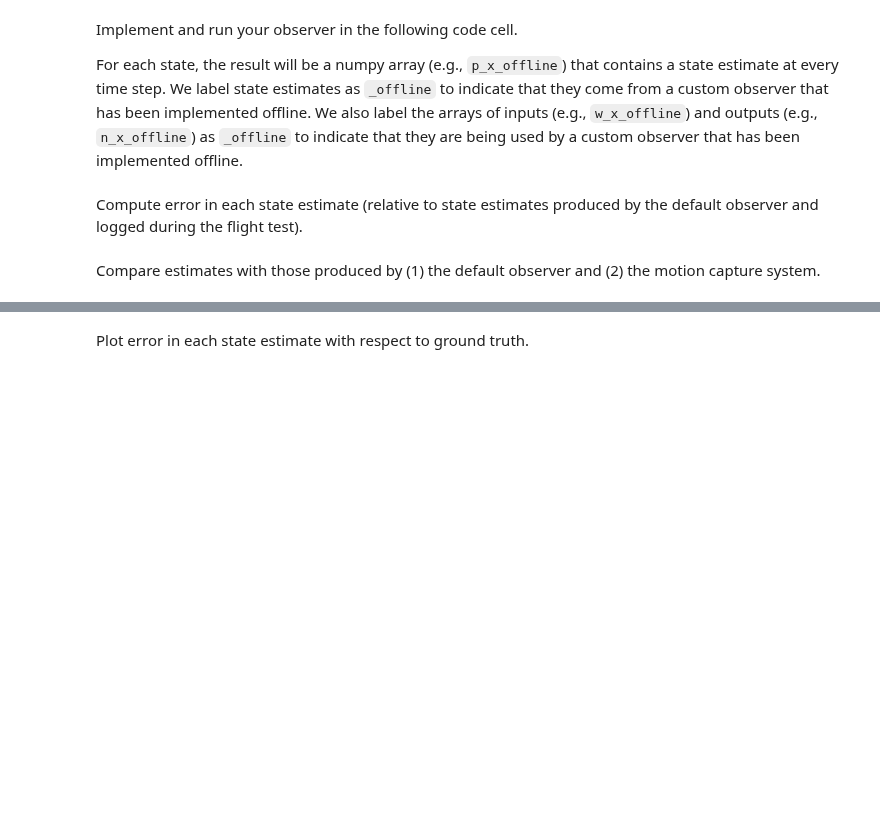
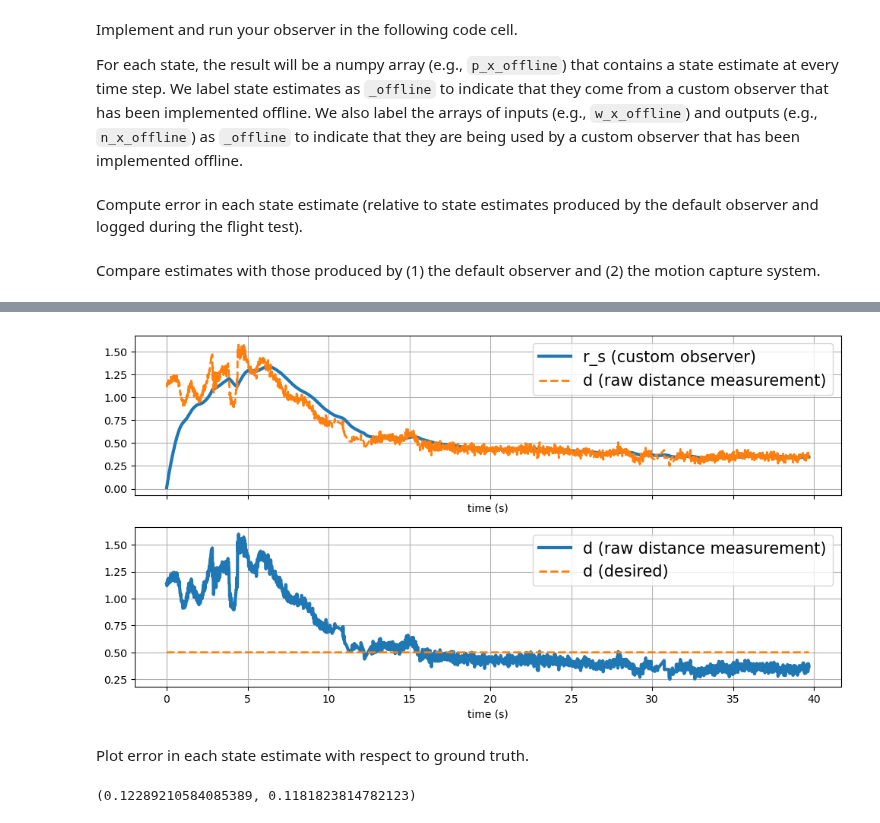
Before and after one commit to Chairless-maybe/crazyflie-client, a Jupyter notebook: project/post-analysis.ipynb, the cells around one changed output, grey strips where cells are left out. Saved outputs shown, nothing was run; the diff lists cells and outputs as text; code cells hidden in the pictures; blank space fills up the shorter version.

```diff
--- a/project/post-analysis.ipynb
+++ b/project/post-analysis.ipynb
@@ -85,8 +83,7 @@ p_z_eq =  0.5000
 r_s_eq =  1.0000
 # %%
 # Load flight data
-# raw_data_drone, raw_data_mocap = load_hardware_data('calibration_default_obs_2.json')
-raw_data_drone, raw_data_mocap = load_hardware_data('follower_test_moving2.json')
+raw_data_drone, raw_data_mocap = load_hardware_data('follower_test_stationary.json')
 
 # Resample drone data
 data_drone = resample_data_drone(
@@ -95,8 +92,7 @@ data_drone = resample_data_drone(
     t_max_offset=0., # <-- FIXME
 )
 
-# Sync and resample mocap data
-# data_mocap = sync_data_mocap(raw_data_mocap, data_drone['time'], data_drone['ae483log.p_z'])
+
 
 # Only look at data from when the drone was actually flying
 only_in_flight(data_drone)
@@ -338,2 +269,62 @@ plt.show()
+# %%
+
+
+
+import matplotlib.pyplot as plt
+import numpy as np
+
+def comparison_plot(t, s_offline, s_default, label_offline, label_default, ax, s_mocap=None, xlabel=False):
+    # Plot the custom observer data with the given custom label
+    ax.plot(t, s_offline, label=label_offline, linewidth=3)
+
+    # Set the x-axis label if requested
+    if xlabel:
+        ax.set_xlabel('time (s)')
+
+    # Plot the default/desired data with the given custom label
+    ax.plot(t, s_default, '--', label=label_default, linewidth=2)
+
+    # Optionally plot motion capture data if provided
+    if s_mocap is not None:
+        ax.plot(t, s_mocap, ':', label='mocap', linewidth=4)
+
+    # Display legend with a larger font size
+    ax.legend(fontsize=15)
+
+    # Add a grid for better readability
+    ax.grid()
+
+
+# Create a figure with two subplots sharing the x-axis
+fig, (ax_r_s, ax_d) = plt.subplots(2, 1, figsize=(12, 6), sharex=True)
+
+# First subplot:
+# r_s_offline is the custom observer data for r_s
+# d_offline is the raw distance data for d
+comparison_plot(
+    t, r_s_offline, d_offline,
+    label_offline='r_s (custom observer)',
+    label_default='d (raw distance measurement)',
+    ax=ax_r_s, xlabel=True
+)
+
+# Second subplot:
+# Here we want to compare d_offline (raw distance data) to a desired constant 0.5 (or 0.8 as previously shown)
+desired_value = 0.5
+comparison_plot(
+    t, d_offline, np.ones(len(t))*desired_value,
+    label_offline='d (raw distance measurement)',
+    label_default='d (desired)',
+    ax=ax_d, xlabel=True
+)
+
+# Show the figure
+plt.show()
+# %% [output]
+[figure, added]
 # %% [markdown]
 Plot error in each state estimate with respect to ground truth.
+# %%
+np.sqrt(np.mean((r_s_offline[1000:] - 0.5) ** 2)), np.sqrt(np.mean((d_offline[1000:] - 0.5) ** 2))
+# %% [output]
+(0.12289210584085389, 0.1181823814782123)
```
Also changed, not shown: parts of 31 cells of this notebook.
